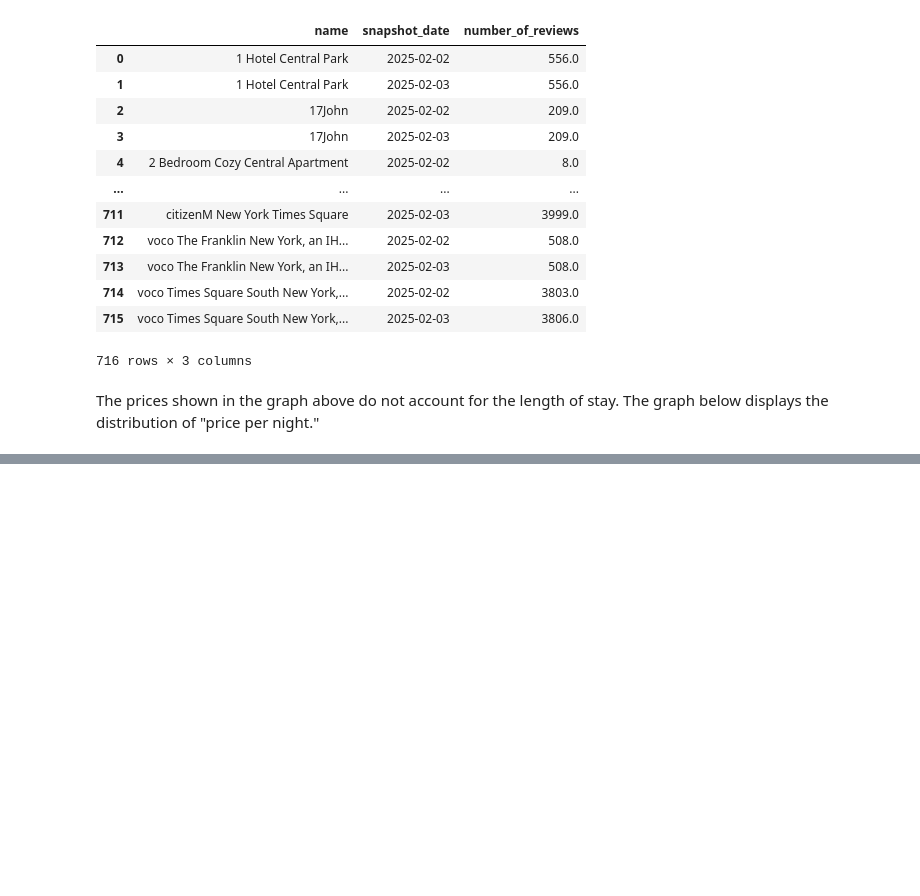
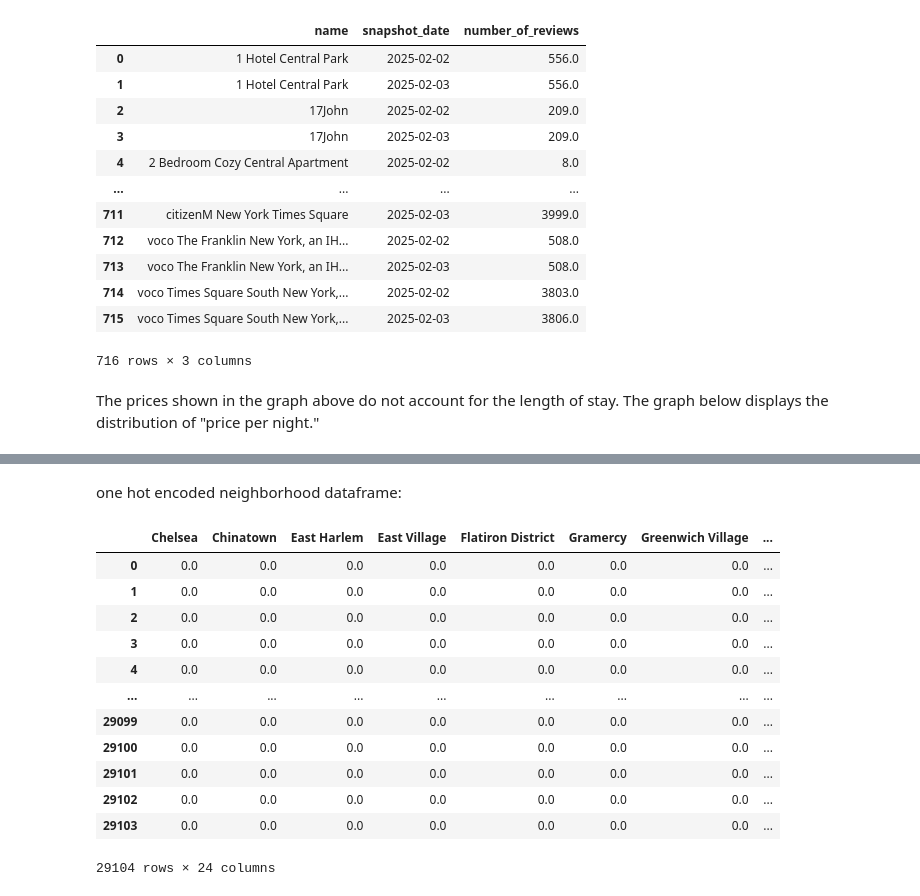
Before and after one commit to yoav0gal/DS-101-Final, a Jupyter notebook: ProjectA/data-exploration.ipynb, the cells around one changed output, grey strips where cells are left out. Drawn from its saved outputs; the diff is of its cells as text; code cells hidden in the pictures; blank space fills up the shorter version.

```diff
--- a/ProjectA/data-exploration.ipynb
+++ b/ProjectA/data-exploration.ipynb
@@ -170,16 +208,18 @@ fig.show()
 # %%
 # Remove price outliers using Tukey's IQR method
-
-new_bookings = bookings
-Q1 = new_bookings["original_price"].quantile(0.25)
-Q3 = new_bookings["original_price"].quantile(0.75)
+new_bookings = bookings.copy()
+Q1 = new_bookings["original_price_per_night"].quantile(0.25)
+Q3 = new_bookings["original_price_per_night"].quantile(0.75)
 IQR = Q3 - Q1
 
 lower_bound = Q1 - 1.5 * IQR
 upper_bound = Q3 + 1.5 * IQR
 
 # Filter the dataset
-new_bookings = new_bookings[(new_bookings["original_price"] >= lower_bound) & (new_bookings["original_price"] <= upper_bound)]
+new_bookings = new_bookings[(new_bookings["original_price_per_night"] >= lower_bound) & (new_bookings["original_price_per_night"] <= upper_bound)]
+
+# Drop bookings without review title
+new_bookings = new_bookings.dropna(subset=['review_title'])
 
 # Display the number of rows after filtering
 print(f"Rows after filtering: {len(new_bookings)}, Rows before filtering: {len(bookings)}")
@@ -293,0 +340,21 @@ print(new_bookings.head())
+# %% [markdown]
+one hot encoded neighborhood dataframe:
+# %%
+encoded_df = pd.DataFrame(encoded_data, columns=encoder.get_feature_names_out(['neighborhood']))
+encoded_df.columns = [col.replace("neighborhood_", "").replace(", New York", "").strip() for col in encoded_df.columns]
+
+encoded_df
+# %% [output]
+|  | Chelsea | Chinatown | East Harlem | East Village | Flatiron District | Gramercy | Greenwich Village | ... |
+| 0 | 0.0 | 0.0 | 0.0 | 0.0 | 0.0 | 0.0 | 0.0 | ... |
+| 1 | 0.0 | 0.0 | 0.0 | 0.0 | 0.0 | 0.0 | 0.0 | ... |
+| 2 | 0.0 | 0.0 | 0.0 | 0.0 | 0.0 | 0.0 | 0.0 | ... |
+| 3 | 0.0 | 0.0 | 0.0 | 0.0 | 0.0 | 0.0 | 0.0 | ... |
+| 4 | 0.0 | 0.0 | 0.0 | 0.0 | 0.0 | 0.0 | 0.0 | ... |
+| ... | ... | ... | ... | ... | ... | ... | ... | ... |
+| 29099 | 0.0 | 0.0 | 0.0 | 0.0 | 0.0 | 0.0 | 0.0 | ... |
+| 29100 | 0.0 | 0.0 | 0.0 | 0.0 | 0.0 | 0.0 | 0.0 | ... |
+| 29101 | 0.0 | 0.0 | 0.0 | 0.0 | 0.0 | 0.0 | 0.0 | ... |
+| 29102 | 0.0 | 0.0 | 0.0 | 0.0 | 0.0 | 0.0 | 0.0 | ... |
+| 29103 | 0.0 | 0.0 | 0.0 | 0.0 | 0.0 | 0.0 | 0.0 | ... |
+29104 rows × 24 columns
```
Also changed, not shown: parts of 16 cells of this notebook, 3 other files.
